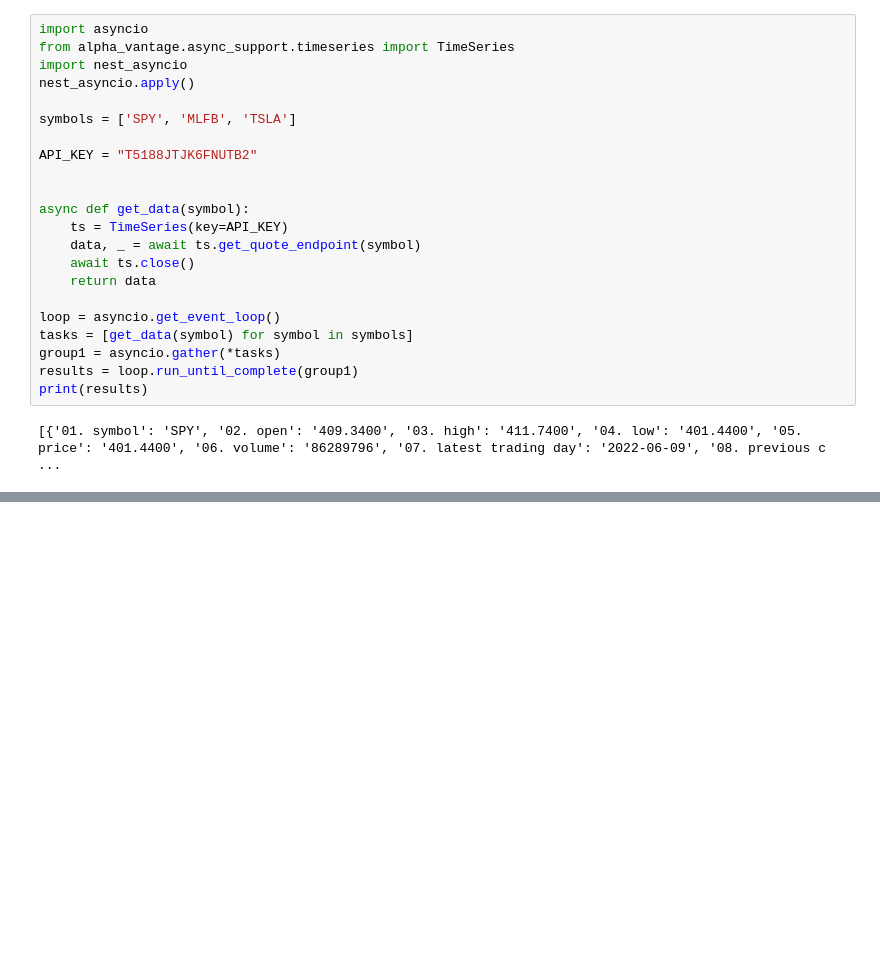
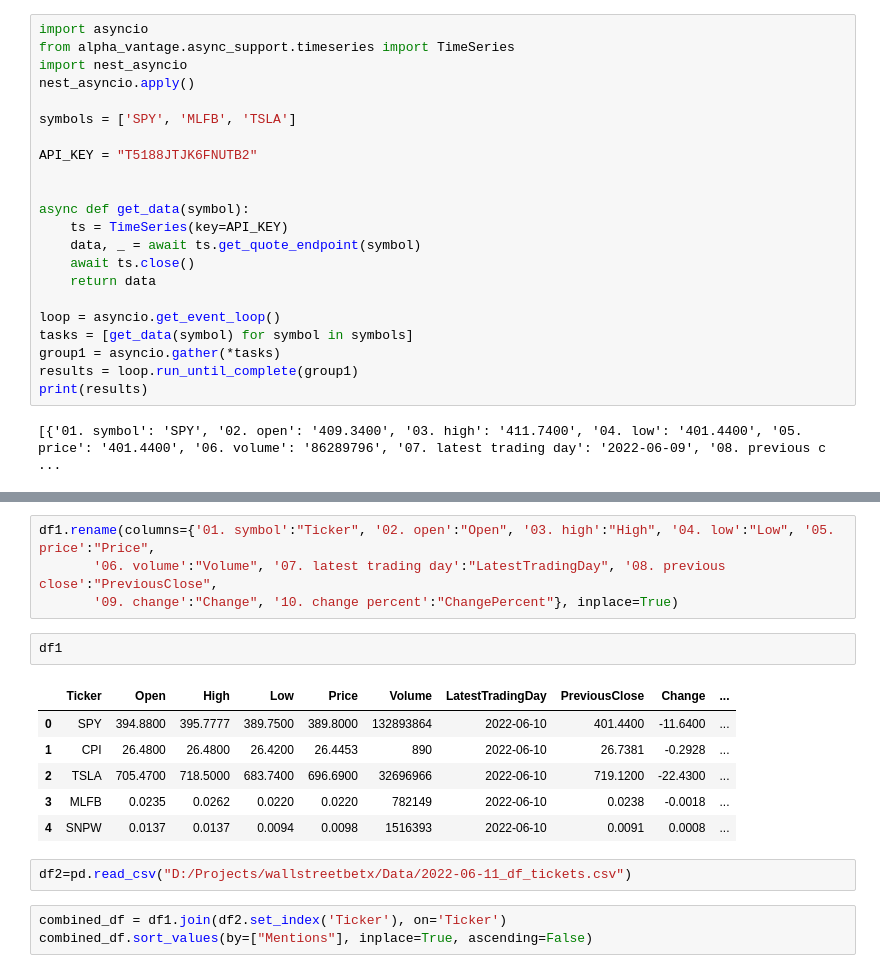
Before and after one commit to Srivari07/wallstreetbet, a Jupyter notebook: Notebook/alpha.ipynb, the cells around one changed output, grey strips where cells are left out. Drawn from its saved outputs; the diff is of its cells as text; blank space fills up the shorter version.

```diff
--- a/Notebook/alpha.ipynb
+++ b/Notebook/alpha.ipynb
@@ -119,0 +137,18 @@ print(results)
+# %%
+df1.rename(columns={'01. symbol':"Ticker", '02. open':"Open", '03. high':"High", '04. low':"Low", '05. price':"Price",
+       '06. volume':"Volume", '07. latest trading day':"LatestTradingDay", '08. previous close':"PreviousClose",
+       '09. change':"Change", '10. change percent':"ChangePercent"}, inplace=True)
+# %%
+df1
+# %% [output]
+|  | Ticker | Open | High | Low | Price | Volume | LatestTradingDay | PreviousClose | Change | ... |
+| 0 | SPY | 394.8800 | 395.7777 | 389.7500 | 389.8000 | 132893864 | 2022-06-10 | 401.4400 | -11.6400 | ... |
+| 1 | CPI | 26.4800 | 26.4800 | 26.4200 | 26.4453 | 890 | 2022-06-10 | 26.7381 | -0.2928 | ... |
+| 2 | TSLA | 705.4700 | 718.5000 | 683.7400 | 696.6900 | 32696966 | 2022-06-10 | 719.1200 | -22.4300 | ... |
+| 3 | MLFB | 0.0235 | 0.0262 | 0.0220 | 0.0220 | 782149 | 2022-06-10 | 0.0238 | -0.0018 | ... |
+| 4 | SNPW | 0.0137 | 0.0137 | 0.0094 | 0.0098 | 1516393 | 2022-06-10 | 0.0091 | 0.0008 | ... |
+# %%
+df2=pd.read_csv("D:/Projects/wallstreetbetx/Data/2022-06-11_df_tickets.csv")
+# %%
+combined_df = df1.join(df2.set_index('Ticker'), on='Ticker')
+combined_df.sort_values(by=["Mentions"], inplace=True, ascending=False)
```
Also changed, not shown: parts of 13 cells of this notebook, 16 other files.
